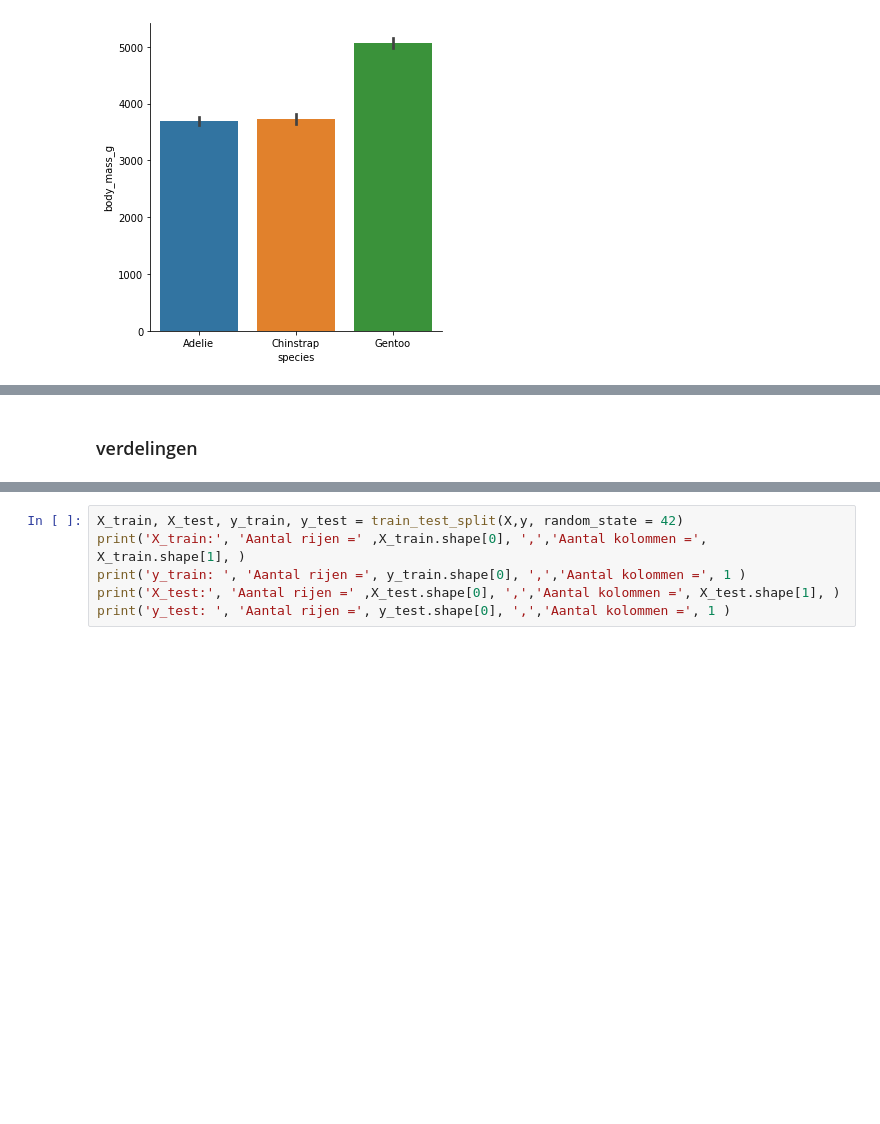
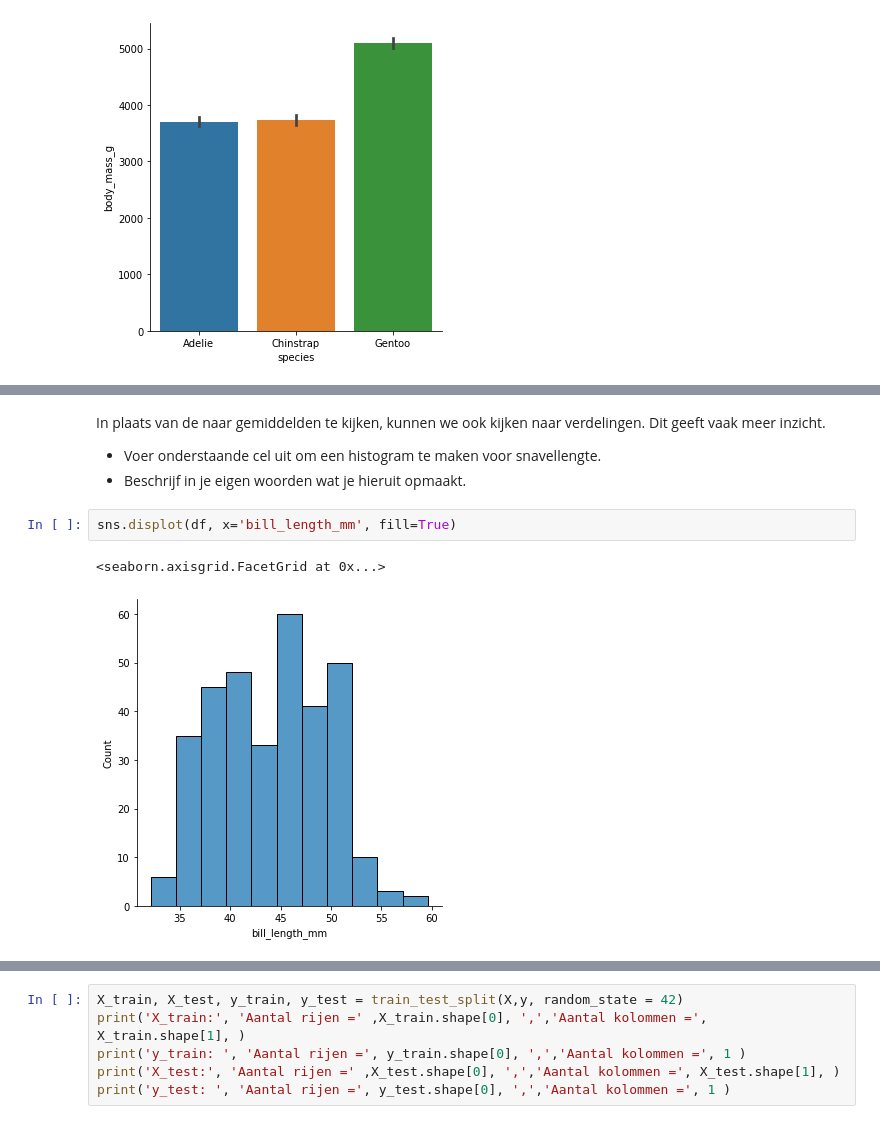
Before and after one commit to erikhhs/ads, a Jupyter notebook: ML_penguins.ipynb, the cells around one changed output, grey strips where cells are left out. Drawn from its saved outputs; the diff is of its cells as text; blank space fills up the shorter version.

```diff
--- a/ML_penguins.ipynb
+++ b/ML_penguins.ipynb
@@ -144,2 +124,9 @@ sns.catplot(kind = 'bar', x = 'species', y = 'body_mass_g', col = 'sex', data=df
-# %% [markdown]
-### verdelingen
+# %% [markdown]
+In plaats van de naar gemiddelden te kijken, kunnen we ook kijken naar verdelingen. Dit geeft vaak meer inzicht.
+- Voer onderstaande cel uit om een histogram te maken voor snavellengte.
+- Beschrijf in je eigen woorden wat je hieruit opmaakt.
+# %%
+sns.displot(df, x='bill_length_mm', fill=True)
+# %% [output]
+<seaborn.axisgrid.FacetGrid at 0x...>
+[figure, added]
```
Also changed, not shown: parts of 23 cells of this notebook.
